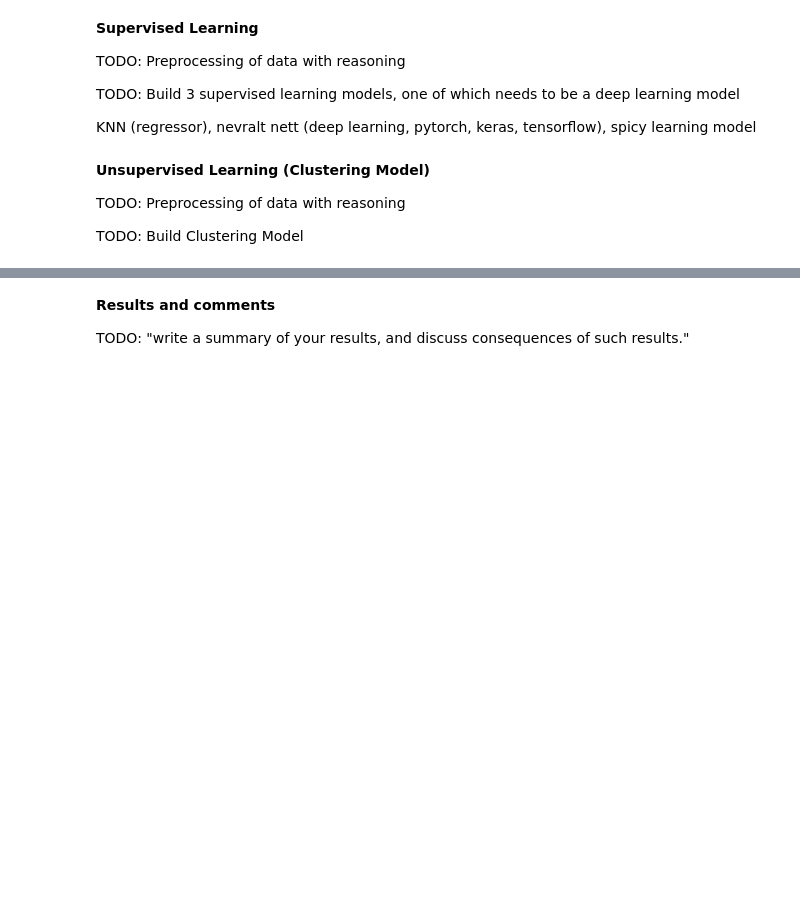
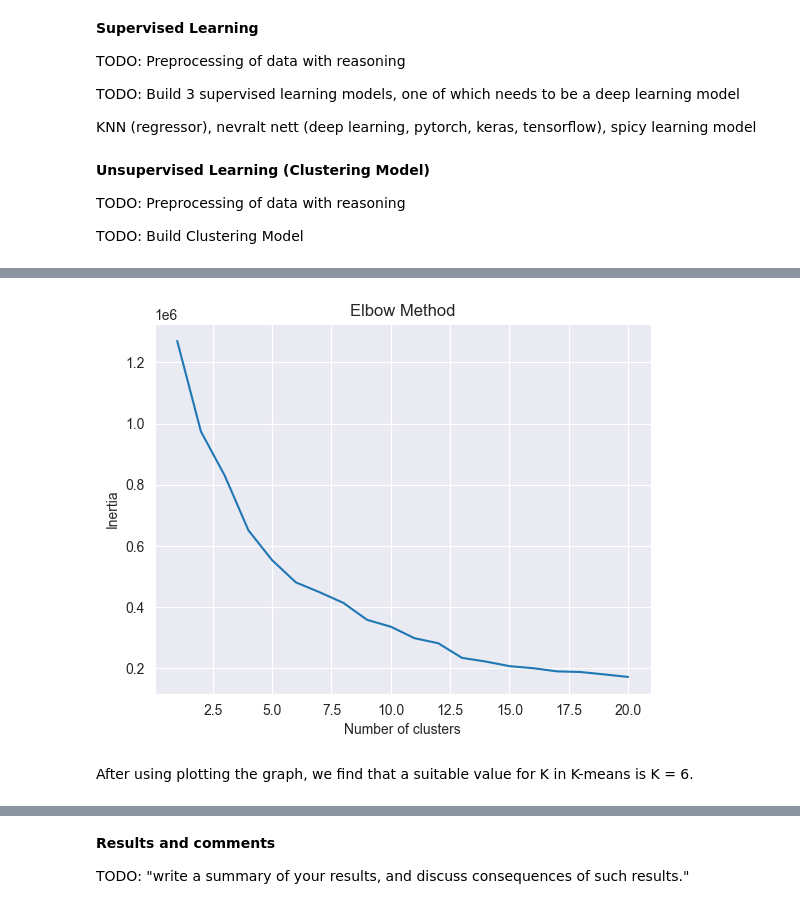
Before and after one commit to ThomasNicolai/info284groupexam, a Jupyter notebook: groupexam.ipynb, the cells around one changed output, grey strips where cells are left out. Saved outputs shown, nothing was run; the diff lists cells and outputs as text; code cells hidden in the pictures; blank space fills up the shorter version.

```diff
--- a/groupexam.ipynb
+++ b/groupexam.ipynb
@@ -400,0 +583,21 @@ plt.show()
+# %%
+# Clustering modell
+
+# Finner relevante kolonner for clustering
+
+from sklearn.cluster import KMeans
+
+
+relevant_columns = ["Startposisjon bredde", "Startposisjon lengde",
+    "Havdybde start", "Varighet", "Fangstår",
+    "Stopposisjon bredde", "Stopposisjon lengde",
+    "Havdybde stopp", "Trekkavstand", "Rundvekt",
+    "Bredde", "Fartøylengde", "Bruttotonnasje"]
+
+df_clustering = df_processed
+df_clustering = df_clustering.dropna()
+
+df_clustering = df_clustering[relevant_columns]
+
+scaler = StandardScaler()
+df_clustering_scaled = scaler.fit_transform(df_clustering)
@@ -400,0 +621,17 @@ plt.show()
+# %%
+# For å velge antall k-clusters ved hjelp av elbow-metoden.
+inertia = []
+for k in range(1, 21):
+    kmeans = KMeans(n_clusters=k, random_state=42)
+    kmeans.fit(df_clustering_scaled)
+    inertia.append(kmeans.inertia_)
+
+plt.plot(range(1, 21), inertia)
+plt.title('Elbow Method')
+plt.xlabel('Number of clusters')
+plt.ylabel('Inertia')
+plt.show()
+# %% [output]
+[figure, added]
+# %% [markdown]
+After using plotting the graph, we find that a suitable value for K in K-means is K = 6.
```
Also changed, not shown: parts of 47 cells of this notebook.
